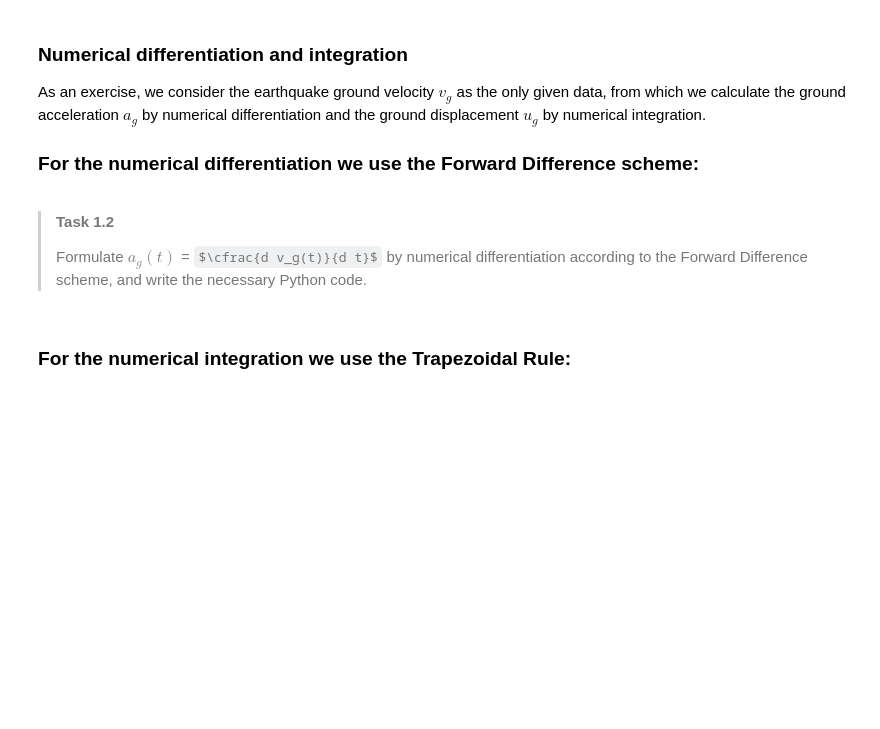
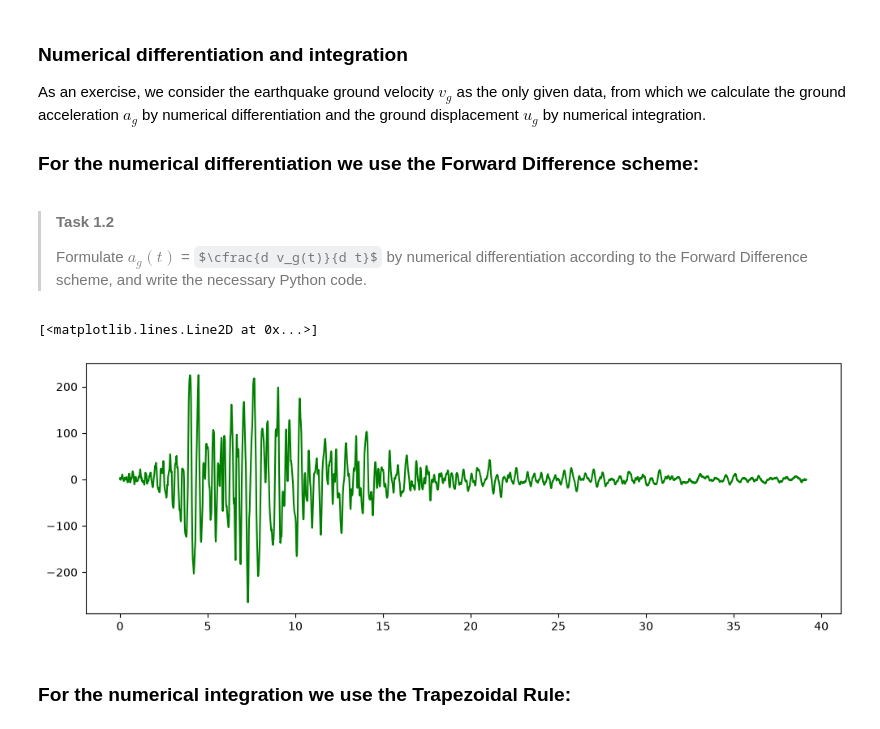
Before and after one commit to jeppesluis-1234/Ga1.2, a Jupyter notebook: 1Ddynamics.ipynb, the cells around one changed output. Cells and saved outputs as stored; diff of their text form; code cells hidden in the pictures; some formulas as TeX source; blank space fills up the shorter version.

```diff
--- a/1Ddynamics.ipynb
+++ b/1Ddynamics.ipynb
@@ -115,8 +111,13 @@ As an exercise, we consider the earthquake ground velocity $v_g$ as the only giv
 # %%
 # Forward Difference scheme to differentiate ground acceleration from given velocity
 ag_fd = np.zeros(len(t))
 for i in range(len(t) - 1):
     ag_fd[i] = (vg[i+1] - vg[i]) / dt
+plt.figure(figsize=(12, 4))
+plt.plot(t, ag_fd, label="Ground acceleration (FD)", color="green")
+# %% [output]
+[<matplotlib.lines.Line2D at 0x...>]
+[figure, added]
 # %% [markdown]
 ### For the numerical integration we use the Trapezoidal Rule:
 # %% [markdown]
```
Also changed, not shown: parts of 7 cells of this notebook.
